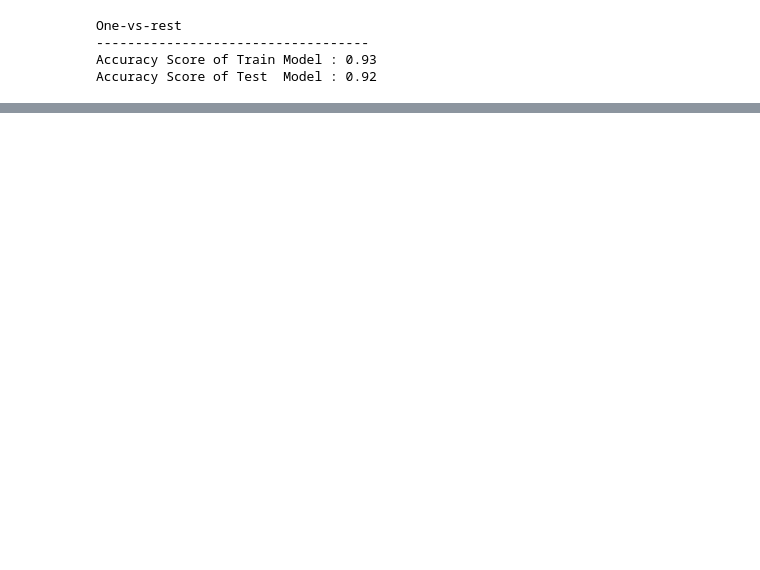
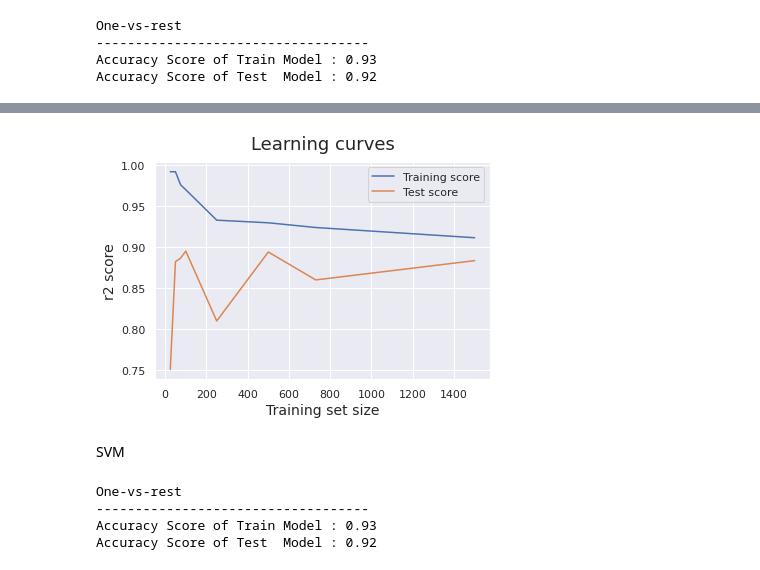
Before and after one commit to LouiseDantas/WineRank, a Jupyter notebook: notebooks/datamodel.ipynb, the cells around one changed output, grey strips where cells are left out. Cells and saved outputs as stored; diff of their text form; code cells hidden in the pictures; blank space fills up the shorter version.

```diff
--- a/notebooks/datamodel.ipynb
+++ b/notebooks/datamodel.ipynb
@@ -630,0 +538,36 @@ plt.legend();
+# %%
+train_sizes, train_scores, test_scores = learning_curve(estimator =rdforest_model,
+                                                              X = X,
+                                                              y = y,
+                                                              train_sizes = [25,50,75,100,250,500,730,1500],
+                                                              cv = 5)
+
+train_scores_mean = np.mean(train_scores, axis=1)
+test_scores_mean = np.mean(test_scores, axis=1)
+
+plt.plot(train_sizes, train_scores_mean, label = 'Training score')
+plt.plot(train_sizes, test_scores_mean, label = 'Test score')
+plt.ylabel('r2 score', fontsize = 14)
+plt.xlabel('Training set size', fontsize = 14)
+plt.title('Learning curves', fontsize = 18, y = 1.03)
+#plt.xlim([0, 1000])
+#plt.ylim([0, 1])
+plt.legend();
+# %% [output]
+[figure, added]
+# %% [markdown]
+SVM
+# %%
+svc_model=SVC(gamma="auto",C=1,kernel='rbf')
+svc_model.fit(X_train,y_train)
+
+train_accuracy = svc_model.score(X_train, y_train)
+test_accuracy = svc_model.score(X_test, y_test)
+print('One-vs-rest', '-'*35,
+      'Accuracy Score of Train Model : {:.2f}'.format(train_accuracy),
+      'Accuracy Score of Test  Model : {:.2f}'.format(test_accuracy), sep='\n')
+# %% [output]
+One-vs-rest
+-----------------------------------
+Accuracy Score of Train Model : 0.93
+Accuracy Score of Test  Model : 0.92
```
Also changed, not shown: parts of 61 cells of this notebook.
